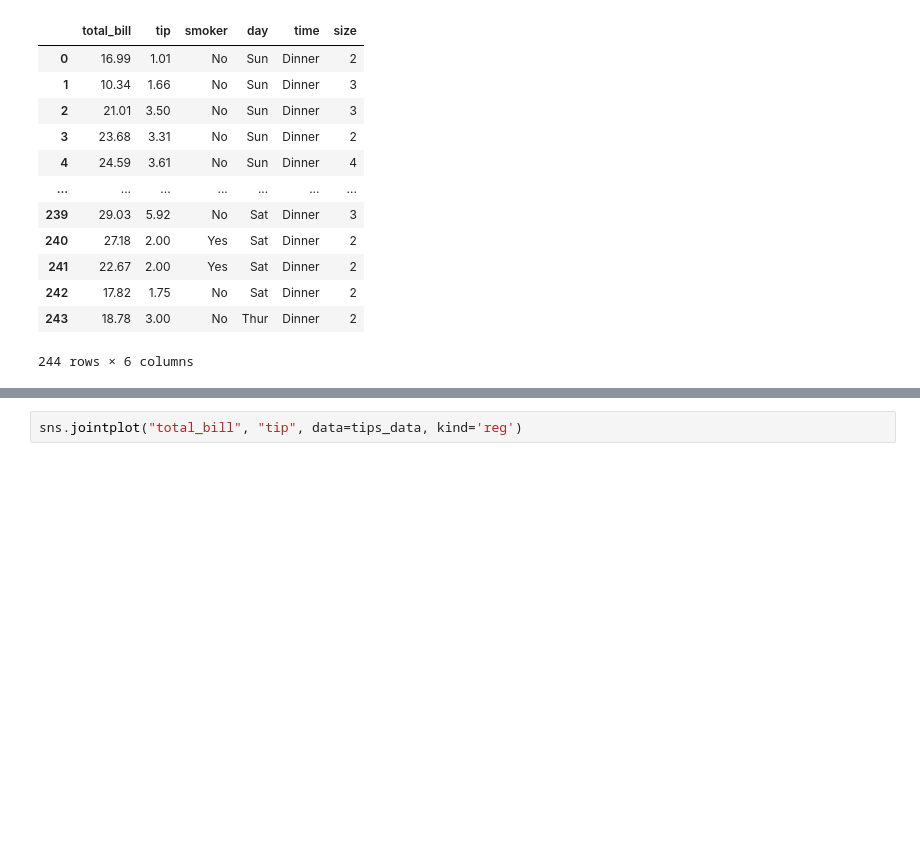
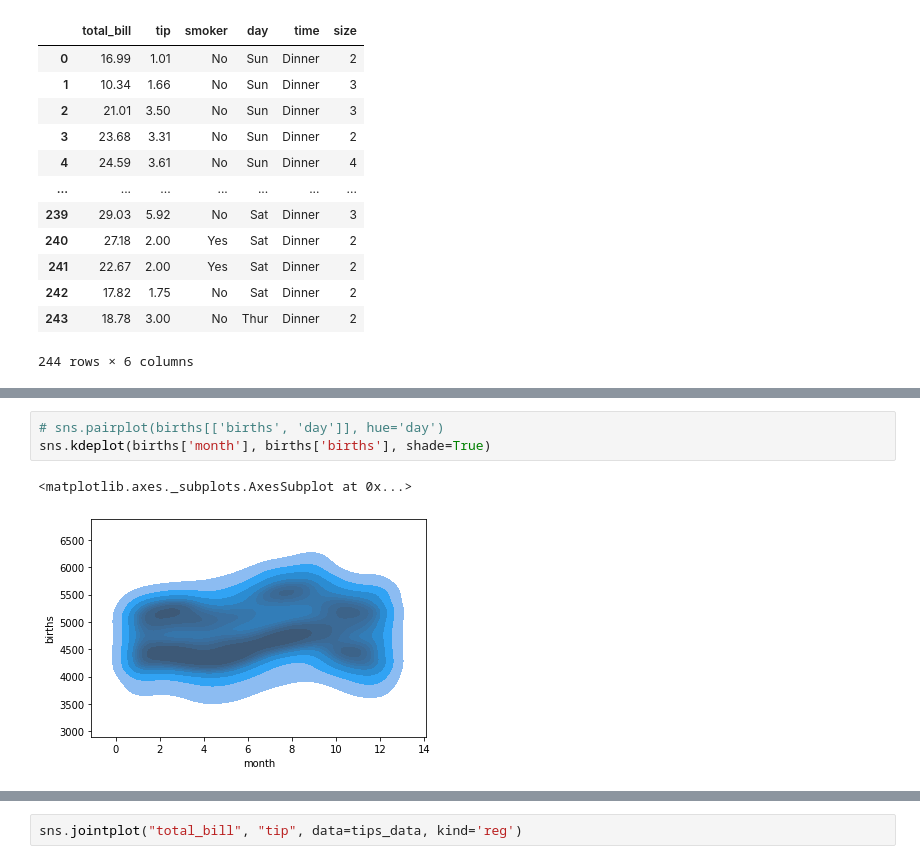
Before and after one commit to jafetimbre/optimus, a Jupyter notebook: src/lab_6.ipynb, the cells around one changed output, grey strips where cells are left out. Saved outputs shown, nothing was run; the diff lists cells and outputs as text; blank space fills up the shorter version.

```diff
--- a/src/lab_6.ipynb
+++ b/src/lab_6.ipynb
@@ -30,0 +54,6 @@ Analizați relația dintre seriile total_bill, tip, size
+# %%
+# sns.pairplot(births[['births', 'day']], hue='day')
+sns.kdeplot(births['month'], births['births'], shade=True)
+# %% [output]
+<matplotlib.axes._subplots.AxesSubplot at 0x...>
+[figure, added]
```
Also changed, not shown: parts of 12 cells of this notebook.
